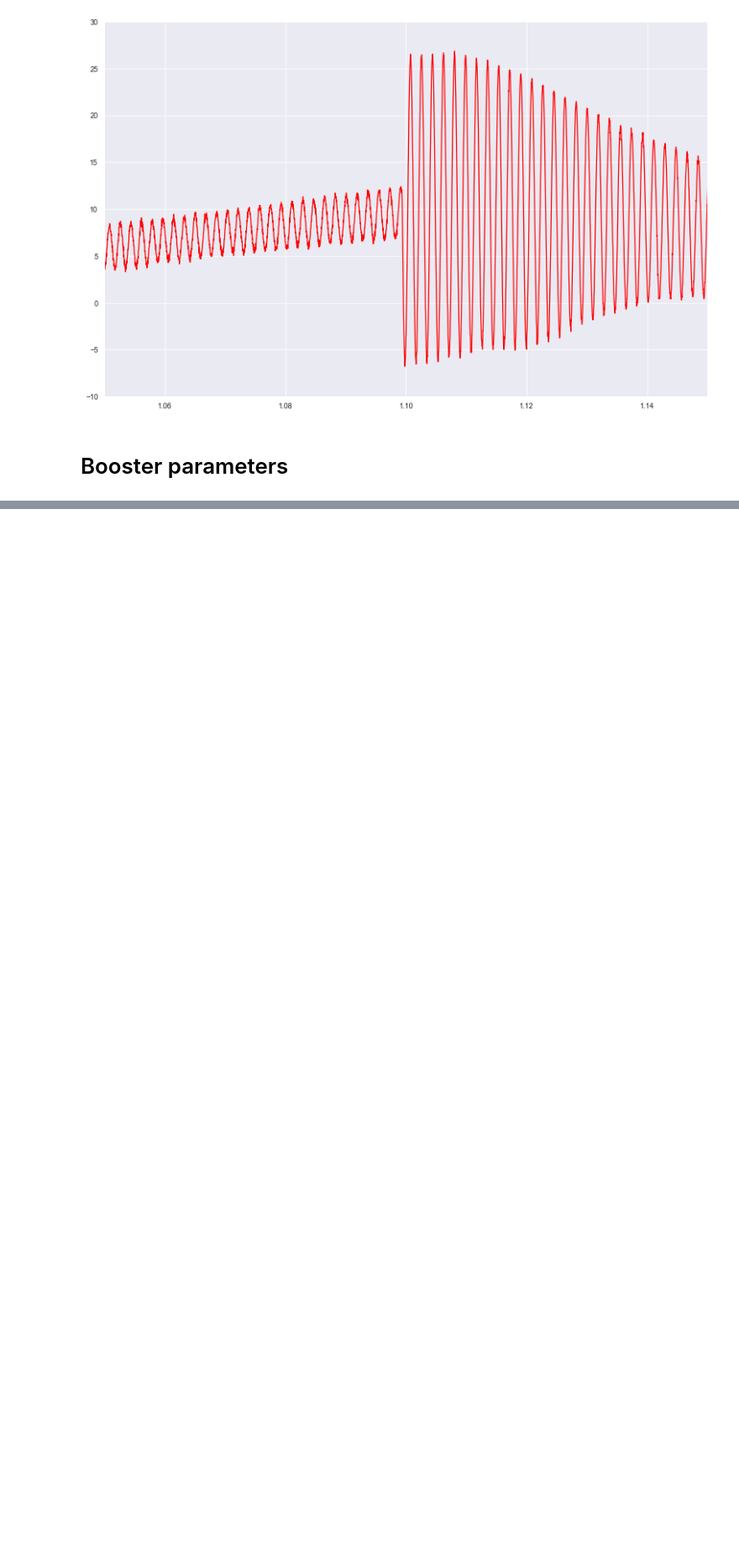
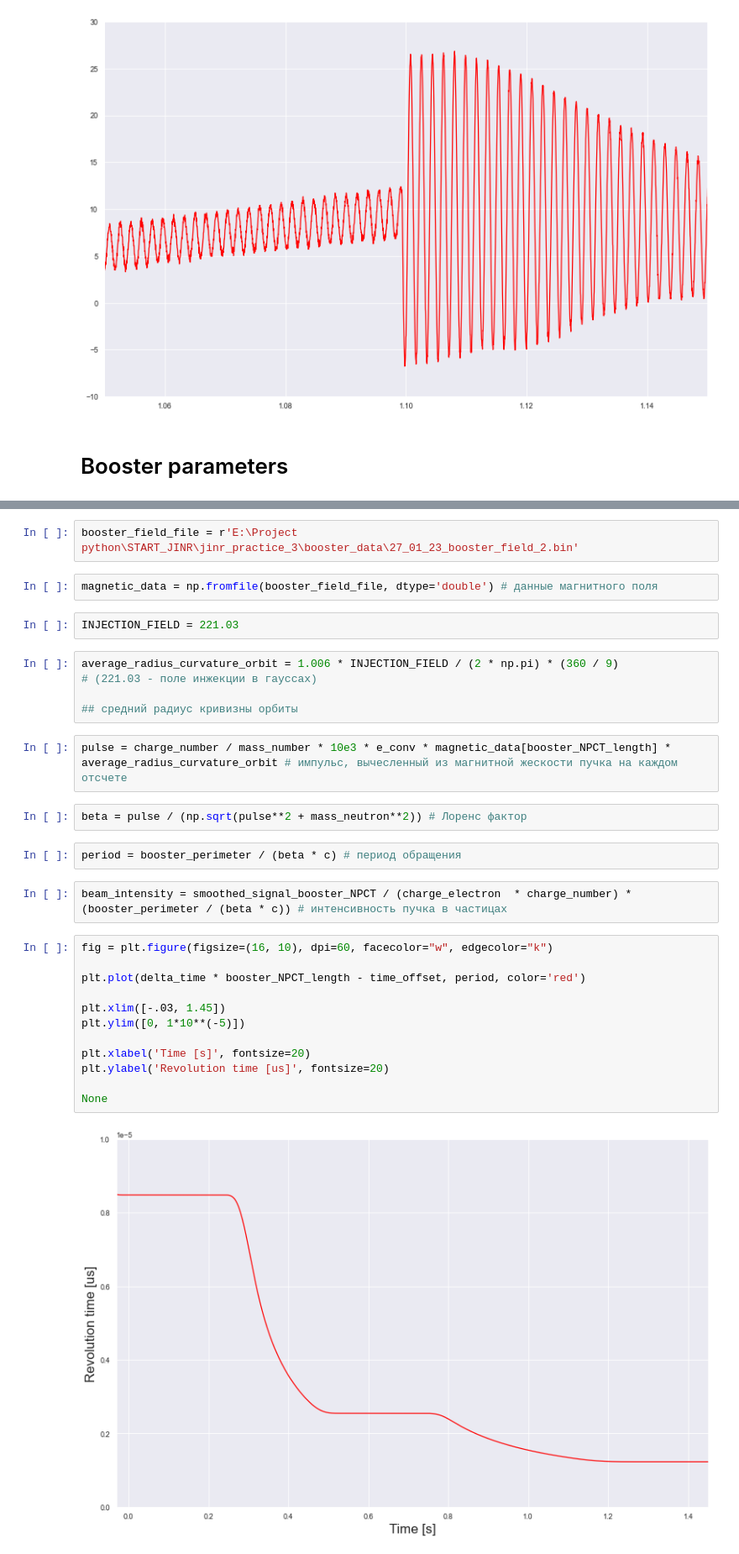
Before and after one commit to settlermine/jinr_practice, a Jupyter notebook: Acceleration in Booster measured with FCT/BoosterAccelSummary.ipynb, the cells around one changed output, grey strips where cells are left out. Shown at 84% size. Saved outputs shown, nothing was run; the diff lists cells and outputs as text; blank space fills up the shorter version.

```diff
--- a/Acceleration in Booster measured with FCT/BoosterAccelSummary.ipynb
+++ b/Acceleration in Booster measured with FCT/BoosterAccelSummary.ipynb
@@ -378,0 +332,33 @@ None
+# %%
+booster_field_file = r'E:\Project python\START_JINR\jinr_practice_3\booster_data\27_01_23_booster_field_2.bin'
+# %%
+magnetic_data = np.fromfile(booster_field_file, dtype='double') # данные магнитного поля
+# %%
+INJECTION_FIELD = 221.03
+# %%
+average_radius_curvature_orbit = 1.006 * INJECTION_FIELD / (2 * np.pi) * (360 / 9)
+# (221.03 - поле инжекции в гауссах)
+
+## средний радиус кривизны орбиты
+# %%
+pulse = charge_number / mass_number * 10e3 * e_conv * magnetic_data[booster_NPCT_length] * average_radius_curvature_orbit # импульс, вычесленный из магнитной жескости пучка на каждом отсчете
+# %%
+beta = pulse / (np.sqrt(pulse**2 + mass_neutron**2)) # Лоренс фактор
+# %%
+period = booster_perimeter / (beta * c) # период обращения
+# %%
+beam_intensity = smoothed_signal_booster_NPCT / (charge_electron  * charge_number) * (booster_perimeter / (beta * c)) # интенсивность пучка в частицах
+# %%
+fig = plt.figure(figsize=(16, 10), dpi=60, facecolor="w", edgecolor="k")
+
+plt.plot(delta_time * booster_NPCT_length - time_offset, period, color='red')
+
+plt.xlim([-.03, 1.45])
+plt.ylim([0, 1*10**(-5)])
+
+plt.xlabel('Time [s]', fontsize=20)
+plt.ylabel('Revolution time [us]', fontsize=20)
+
+None
+# %% [output]
+[figure, added]
```
Also changed, not shown: parts of 75 cells of this notebook, 7 other files.
